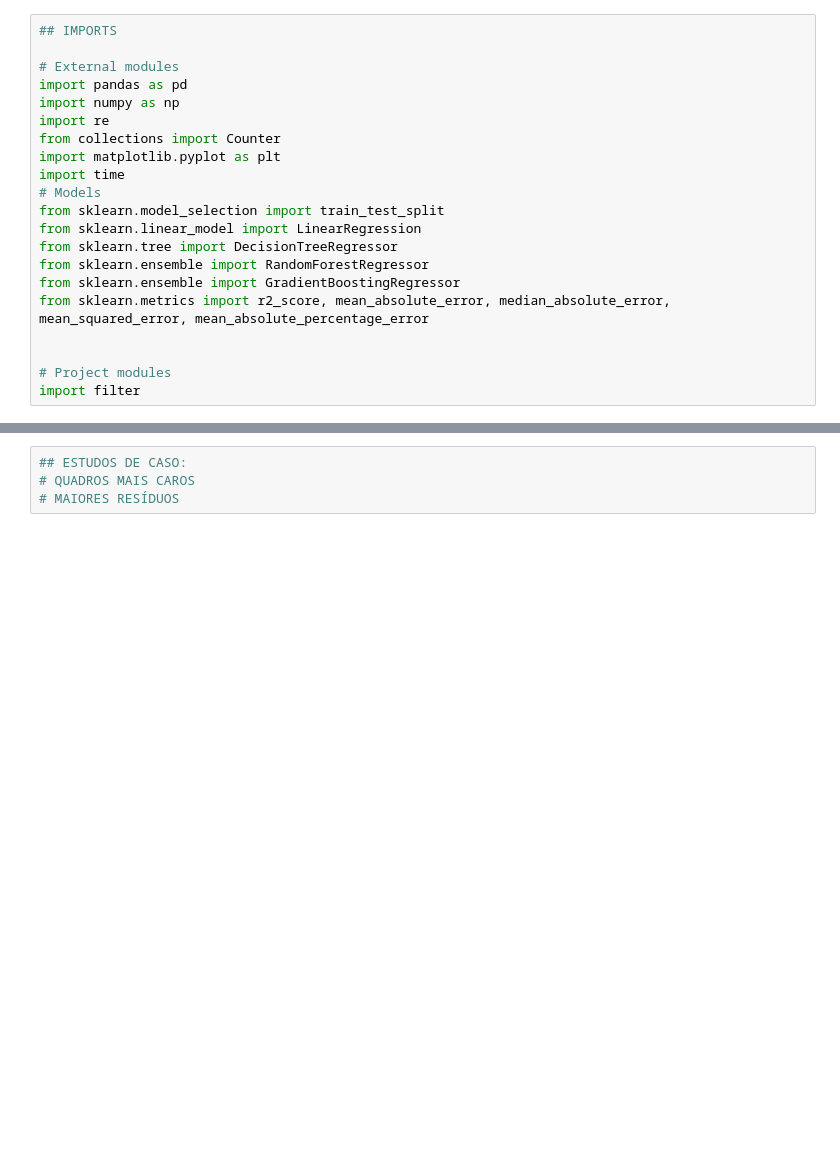
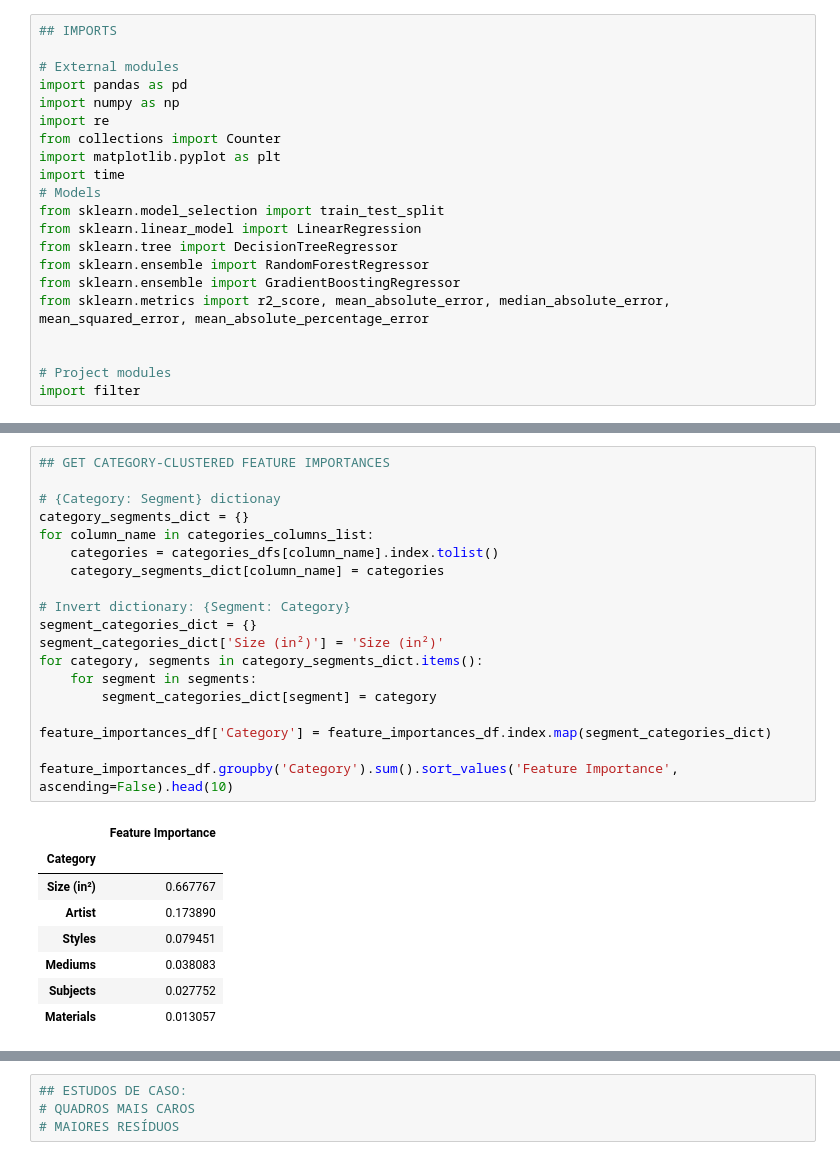
Before and after one commit to cryptogazzetta/Arte, a Jupyter notebook: analysis/saatchi_explore_artworks.ipynb, the cells around one changed output, grey strips where cells are left out. Cells and saved outputs as stored; diff of their text form; blank space fills up the shorter version.

```diff
--- a/analysis/saatchi_explore_artworks.ipynb
+++ b/analysis/saatchi_explore_artworks.ipynb
@@ -543,3 +555,31 @@ feature_importances
+# %%
+## GET CATEGORY-CLUSTERED FEATURE IMPORTANCES
+
+# {Category: Segment} dictionay
+category_segments_dict = {}
+for column_name in categories_columns_list:
+    categories = categories_dfs[column_name].index.tolist()
+    category_segments_dict[column_name] = categories
+
+# Invert dictionary: {Segment: Category}
+segment_categories_dict = {}
+segment_categories_dict['Size (in²)'] = 'Size (in²)'
+for category, segments in category_segments_dict.items():
+    for segment in segments:
+        segment_categories_dict[segment] = category
+
+feature_importances_df['Category'] = feature_importances_df.index.map(segment_categories_dict)
+
+feature_importances_df.groupby('Category').sum().sort_values('Feature Importance', ascending=False).head(10)
+# %% [output]
+|  | Feature Importance |
+| Category |  |
+| Size (in²) | 0.667767 |
+| Artist | 0.173890 |
+| Styles | 0.079451 |
+| Mediums | 0.038083 |
+| Subjects | 0.027752 |
+| Materials | 0.013057 |
 # %%
 ## DISTRIBUTION OF RESIDUALS
 
```
Also changed, not shown: parts of 26 cells of this notebook, 7 other files.
